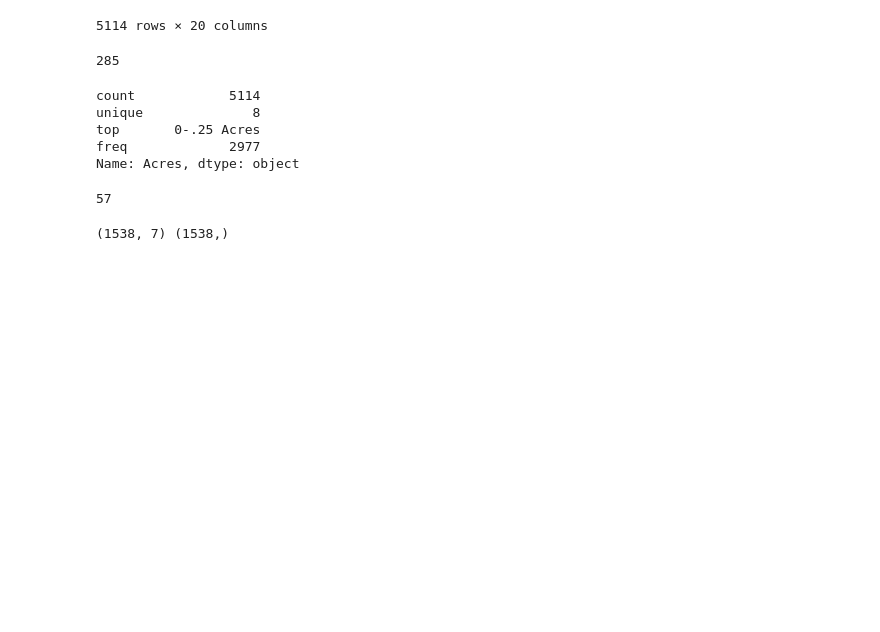
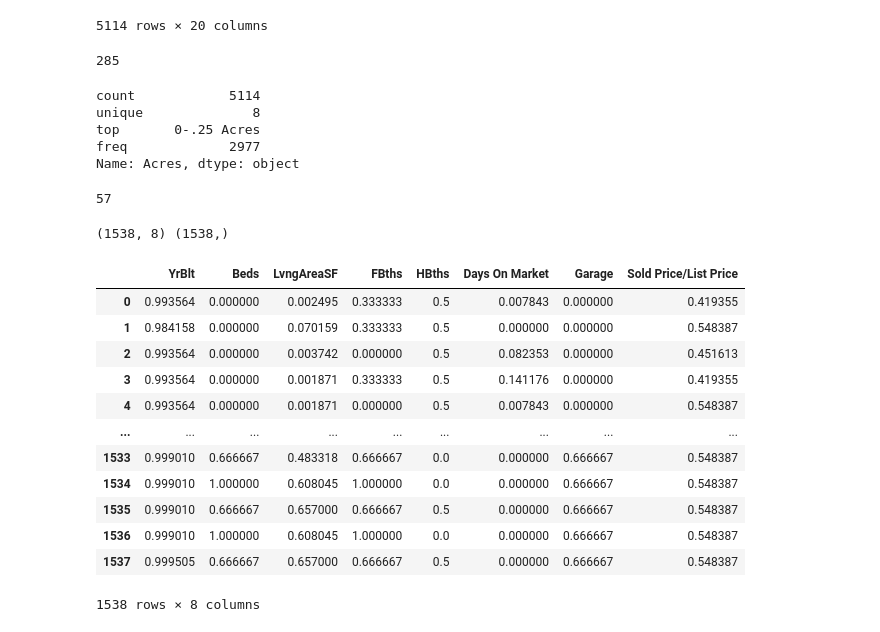
Before and after one commit to taftap8/apex_real_estate, a Jupyter notebook: apex_real_estate.ipynb, the cells around one changed output. Saved outputs shown, nothing was run; the diff lists cells and outputs as text; code cells hidden in the pictures; blank space fills up the shorter version.

```diff
--- a/apex_real_estate.ipynb
+++ b/apex_real_estate.ipynb
@@ -101,8 +103,26 @@ townhomes_df["Subdivision"].nunique()
 # %%
 #set up model
 # = townhomes_df.drop["SoldPrice"]
-X = townhomes_df[["YrBlt", "Beds", "FBths", "HBths", "Days On Market", "Garage", "Sold Price/List Price"]]
+
+X = townhomes_df[["YrBlt", "Beds", "LvngAreaSF", "FBths", "HBths", "Days On Market", "Garage", "Sold Price/List Price"]]
 y = townhomes_df["SoldPrice"]
 print(X.shape, y.shape)
 # %% [output]
-(1538, 7) (1538,)
+(1538, 8) (1538,)
+# %%
+X = (X-X.min())/(X.max()-X.min())
+X
+# %% [output]
+|  | YrBlt | Beds | LvngAreaSF | FBths | HBths | Days On Market | Garage | Sold Price/List Price |
+| 0 | 0.993564 | 0.000000 | 0.002495 | 0.333333 | 0.5 | 0.007843 | 0.000000 | 0.419355 |
+| 1 | 0.984158 | 0.000000 | 0.070159 | 0.333333 | 0.5 | 0.000000 | 0.000000 | 0.548387 |
+| 2 | 0.993564 | 0.000000 | 0.003742 | 0.000000 | 0.5 | 0.082353 | 0.000000 | 0.451613 |
+| 3 | 0.993564 | 0.000000 | 0.001871 | 0.333333 | 0.5 | 0.141176 | 0.000000 | 0.419355 |
+| 4 | 0.993564 | 0.000000 | 0.001871 | 0.000000 | 0.5 | 0.007843 | 0.000000 | 0.548387 |
+| ... | ... | ... | ... | ... | ... | ... | ... | ... |
+| 1533 | 0.999010 | 0.666667 | 0.483318 | 0.666667 | 0.0 | 0.000000 | 0.666667 | 0.548387 |
+| 1534 | 0.999010 | 1.000000 | 0.608045 | 1.000000 | 0.0 | 0.000000 | 0.666667 | 0.548387 |
+| 1535 | 0.999010 | 0.666667 | 0.657000 | 0.666667 | 0.5 | 0.000000 | 0.666667 | 0.548387 |
+| 1536 | 0.999010 | 1.000000 | 0.608045 | 1.000000 | 0.0 | 0.000000 | 0.666667 | 0.548387 |
+| 1537 | 0.999505 | 0.666667 | 0.657000 | 0.666667 | 0.5 | 0.000000 | 0.666667 | 0.548387 |
+1538 rows × 8 columns
```
Also changed, not shown: parts of 19 cells of this notebook.
